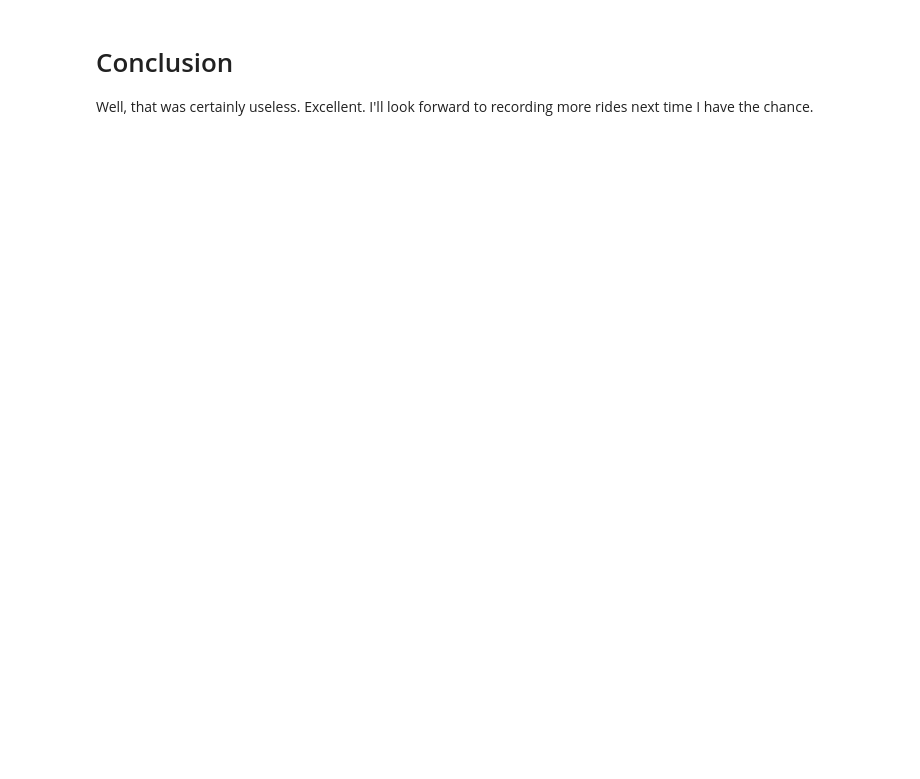
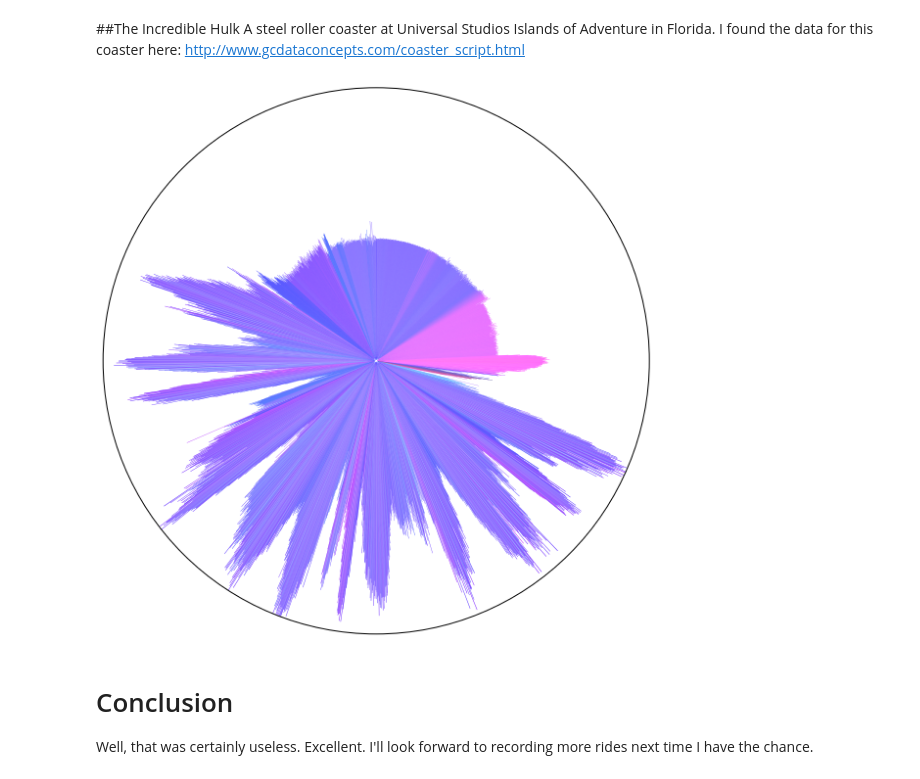
Before and after one commit to rdeits/coasters, a Jupyter notebook: graphs.ipynb, the cells around one changed output. Saved outputs shown, nothing was run; the diff lists cells and outputs as text; code cells hidden in the pictures; blank space fills up the shorter version.

```diff
--- a/graphs.ipynb
+++ b/graphs.ipynb
@@ -207,3 +228,12 @@ Max Air consists of a wheel with seats mounted on its circumference, attached to
+# %% [markdown]
+##The Incredible Hulk
+A steel roller coaster at Universal Studios Islands of Adventure in Florida. I found the data for this coaster here: http://www.gcdataconcepts.com/coaster_script.html
+# %%
+hulk = Coaster.load('data/2014-05-02-Gulf-Coast-Data-Concepts/hulk')
+figure(figsize=(10,10))
+hulk.plot_portrait_polar(subplot(111,polar=True))
+# %% [output]
+[figure, added]
 # %% [markdown]
 # Conclusion
 Well, that was certainly useless. Excellent. I'll look forward to recording more rides next time I have the chance.
```
Also changed, not shown: parts of 17 cells of this notebook, 47 other files.
